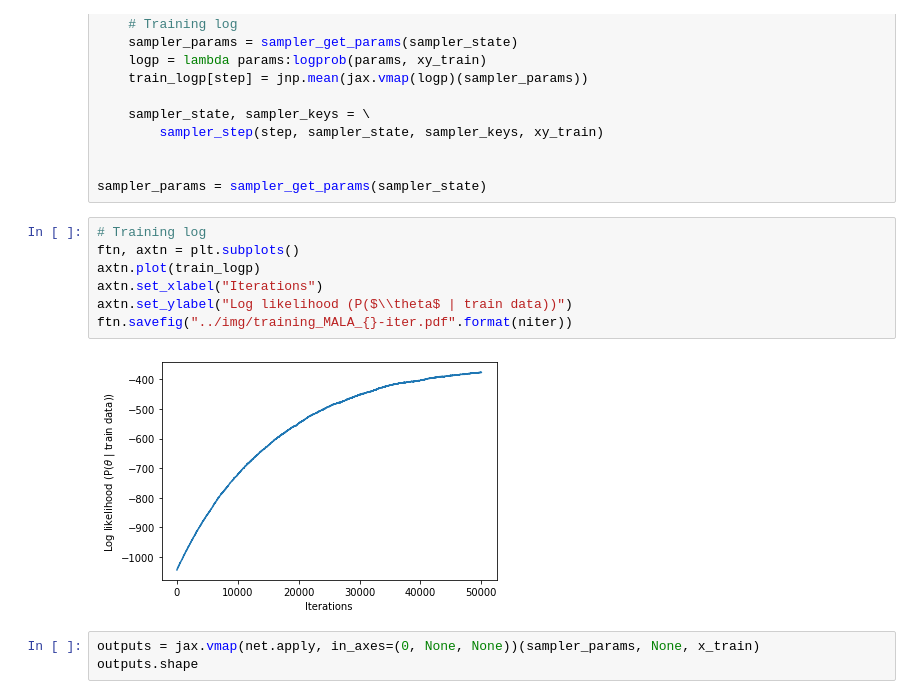
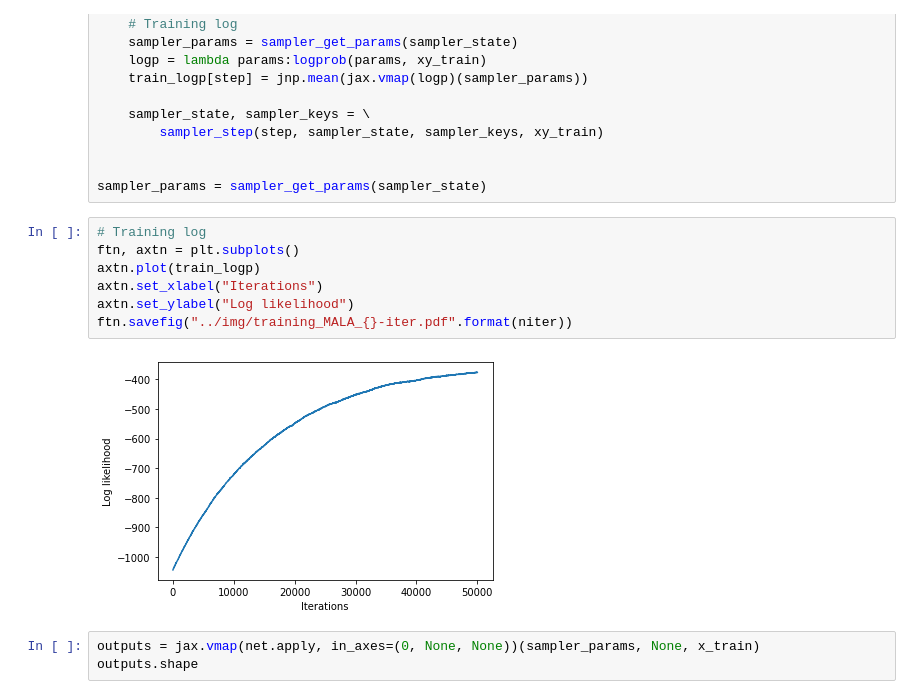
Before and after one commit to stevengogogo/ECEN649_FinalProject, a Jupyter notebook: script/EXP_fit_time_window.ipynb, the cells around one changed output. Saved outputs shown, nothing was run; the diff lists cells and outputs as text.

Commit message:
amend log likelihood (#13)

```diff
--- a/script/EXP_fit_time_window.ipynb
+++ b/script/EXP_fit_time_window.ipynb
@@ -265,12 +265,12 @@ sampler_params = sampler_get_params(sampler_state)
 # %%
 # Training log
 ftn, axtn = plt.subplots()
 axtn.plot(train_logp)
 axtn.set_xlabel("Iterations")
-axtn.set_ylabel("Log likelihood (P($\\theta$ | train data))")
+axtn.set_ylabel("Log likelihood")
 ftn.savefig("../img/training_MALA_{}-iter.pdf".format(niter))
 # %% [output]
-[figure, old version]
+[figure, new version]
 # %%
 outputs = jax.vmap(net.apply, in_axes=(0, None, None))(sampler_params, None, x_train)
 outputs.shape
```
Also changed, not shown: 1 other file.
